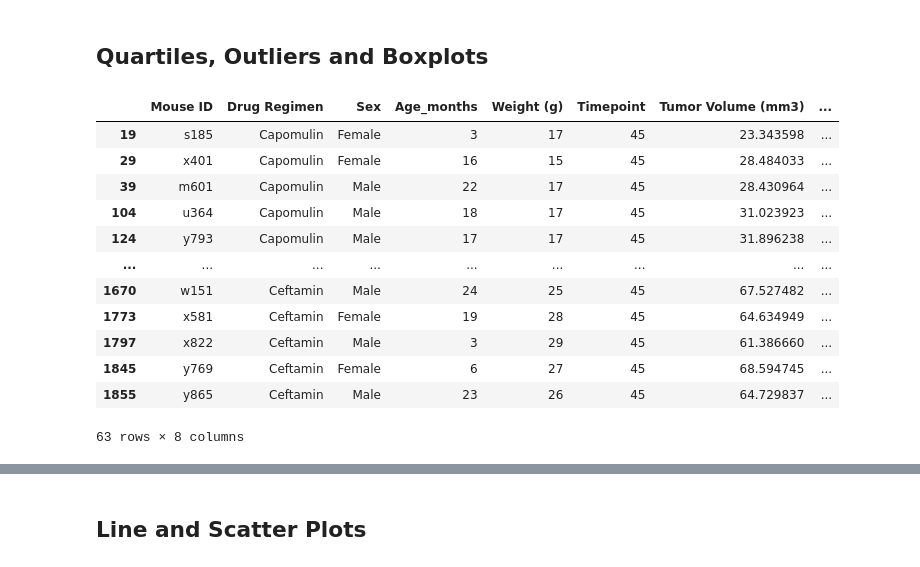
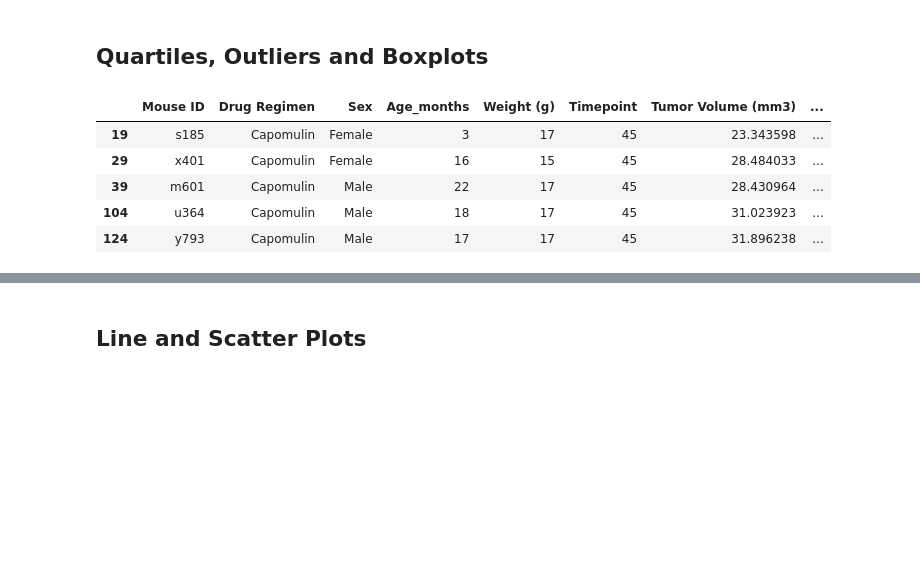
Before and after one commit to samuelokunola326/Matplotlib-Challenge, a Jupyter notebook: Matplotlib_Pymaceuticals.ipynb, the cells around one changed output, grey strips where cells are left out. Saved outputs shown, nothing was run; the diff lists cells and outputs as text; code cells hidden in the pictures; blank space fills up the shorter version.

```diff
--- a/Matplotlib_Pymaceuticals.ipynb
+++ b/Matplotlib_Pymaceuticals.ipynb
@@ -376,7 +376,7 @@ plt.show()
 ## Quartiles, Outliers and Boxplots
 # %%
 # Calculate the final tumor volume of each mouse across four of the treatment regimens:
-# Capomulin, Ramicane, Infubinol, and Ceftamin
+# Capomulin, Ramicane, Infubinol, and Propriva (top 2 and bottom 2)
 
 # Start by getting the last (greatest) timepoint for each mouse
 last_tp_df = mergedlab_df[mergedlab_df['Timepoint'] == 45]
@@ -385,42 +385,35 @@ last_tp_df = mergedlab_df[mergedlab_df['Timepoint'] == 45]
 indexes_of_cap_mouses = last_tp_df[last_tp_df['Drug Regimen'] == 'Capomulin'].index
 indexes_of_ram_mouses = last_tp_df[last_tp_df['Drug Regimen'] == 'Ramicane'].index
 indexes_of_inf_mouses = last_tp_df[last_tp_df['Drug Regimen'] == 'Infubinol'].index
-indexes_of_cef_mouses = last_tp_df[last_tp_df['Drug Regimen'] == 'Ceftamin'].index
+indexes_of_cef_mouses = last_tp_df[last_tp_df['Drug Regimen'] == 'Propriva'].index
 
 #creating new list to hold all 4 list of indexes + looping through all for list to combine
 result =[]
 for i in indexes_of_cap_mouses:
     result.append(i)
 
 for i in indexes_of_ram_mouses:
     result.append(i)
 
 for i in indexes_of_inf_mouses:
     result.append(i)
 
 for i in indexes_of_cef_mouses:
     result.append(i)
 
 #New df filtered by Capomulin, Ramicane, Infubinol, and Ceftamin
 tdr_df = pd.DataFrame(last_tp_df, index= result)
 
 
 # Merge this group df with the original dataframe to get the tumor volume at the last timepoint
 #filtered original df by last day then target drug regimen there was no need to merge atthis point
-tdr_df
+tdr_df.head()
 # %% [output]
 |  | Mouse ID | Drug Regimen | Sex | Age_months | Weight (g) | Timepoint | Tumor Volume (mm3) | ... |
 | 19 | s185 | Capomulin | Female | 3 | 17 | 45 | 23.343598 | ... |
 | 29 | x401 | Capomulin | Female | 16 | 15 | 45 | 28.484033 | ... |
 | 39 | m601 | Capomulin | Male | 22 | 17 | 45 | 28.430964 | ... |
 | 104 | u364 | Capomulin | Male | 18 | 17 | 45 | 31.023923 | ... |
 | 124 | y793 | Capomulin | Male | 17 | 17 | 45 | 31.896238 | ... |
-| ... | ... | ... | ... | ... | ... | ... | ... | ... |
-| 1670 | w151 | Ceftamin | Male | 24 | 25 | 45 | 67.527482 | ... |
-| 1773 | x581 | Ceftamin | Female | 19 | 28 | 45 | 64.634949 | ... |
-| 1797 | x822 | Ceftamin | Male | 3 | 29 | 45 | 61.386660 | ... |
-| 1845 | y769 | Ceftamin | Female | 6 | 27 | 45 | 68.594745 | ... |
-| 1855 | y865 | Ceftamin | Male | 23 | 26 | 45 | 64.729837 | ... |
-63 rows × 8 columns
 # %%
 # Put treatments into a list for for loop (and later for plot labels)
```
Also changed, not shown: parts of 5 cells of this notebook.
